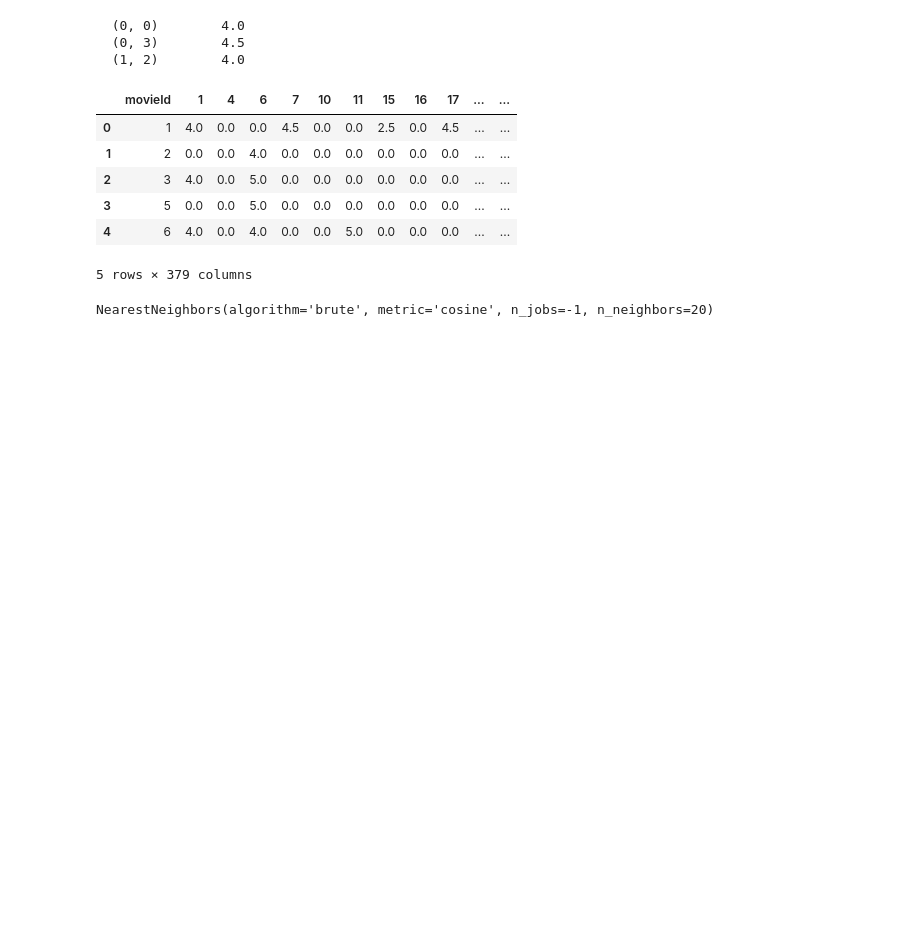
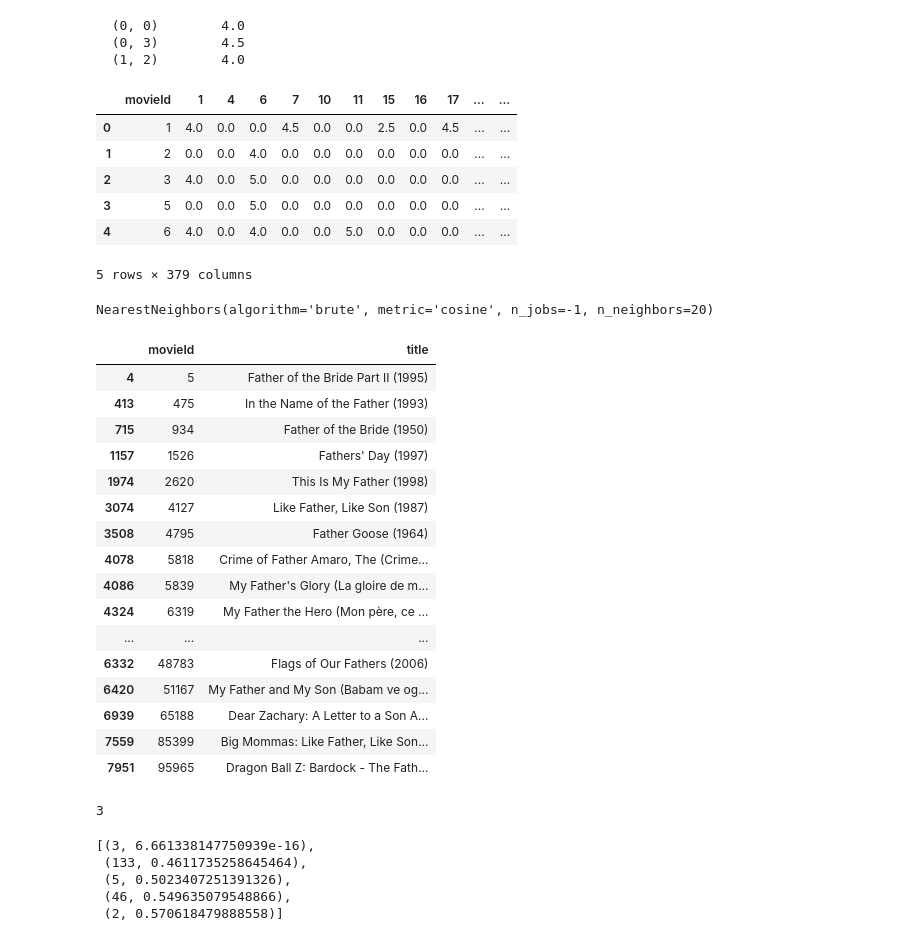
Before and after one commit to Data-Engineer-Course-Materials/big-data-02-2024, a Jupyter notebook: recommendations.ipynb, the cells around one changed output. Cells and saved outputs as stored; diff of their text form; code cells hidden in the pictures; blank space fills up the shorter version.

```diff
--- a/recommendations.ipynb
+++ b/recommendations.ipynb
@@ -130,5 +130,32 @@ knn.fit(csr_data)
 # %% [output]
 NearestNeighbors(algorithm='brute', metric='cosine', n_jobs=-1, n_neighbors=20)
 # %%
-search_word = 'Father"
+search_word = 'Father'
 recommendation = 10
+# title, dist
+movie_search = movies[movies['title'].str.contains(search_word)]
+movie_search
+# %% [output]
+|  | movieId | title |
+| 4 | 5 | Father of the Bride Part II (1995) |
+| 413 | 475 | In the Name of the Father (1993) |
+| 715 | 934 | Father of the Bride (1950) |
+| 1157 | 1526 | Fathers' Day (1997) |
+| 1974 | 2620 | This Is My Father (1998) |
+| 3074 | 4127 | Like Father, Like Son (1987) |
+| 3508 | 4795 | Father Goose (1964) |
+| 4078 | 5818 | Crime of Father Amaro, The (Crime... |
+| 4086 | 5839 | My Father's Glory (La gloire de m... |
+| 4324 | 6319 | My Father the Hero (Mon père, ce ... |
+| ... | ... | ... |
+| 6332 | 48783 | Flags of Our Fathers (2006) |
+| 6420 | 51167 | My Father and My Son (Babam ve og... |
+| 6939 | 65188 | Dear Zachary: A Letter to a Son A... |
+| 7559 | 85399 | Big Mommas: Like Father, Like Son... |
+| 7951 | 95965 | Dragon Ball Z: Bardock - The Fath... |
+# %%
+movie_id = movie_search.iloc[0]['movieId']
+movie_id = user_item_matrix[user_item_matrix['movieId']==movie_id].index[0]
+movie_id
+# %% [output]
+3
@@ -134,0 +164,12 @@ recommendation = 10
+# %%
+indices_list = indices.squeeze().tolist()
+distances_list = distances.squeeze().tolist()
+
+indices_distances = list(zip(indices_list, distances_list))
+indices_distances[:5]
+# %% [output]
+[(3, 6.661338147750939e-16),
+ (133, 0.4611735258645464),
+ (5, 0.5023407251391326),
+ (46, 0.549635079548866),
+ (2, 0.570618479888558)]
```
Also changed, not shown: parts of 4 cells of this notebook.
